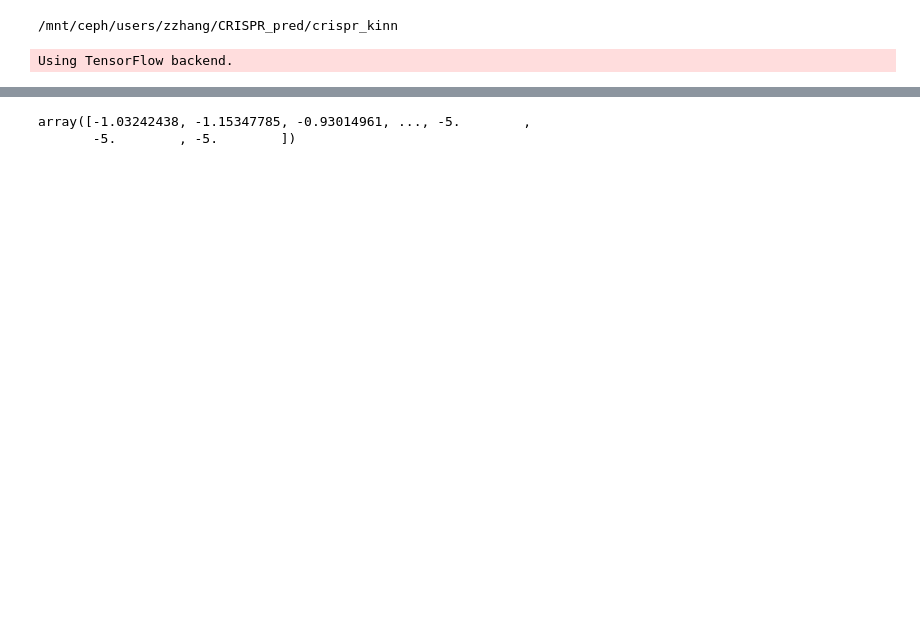
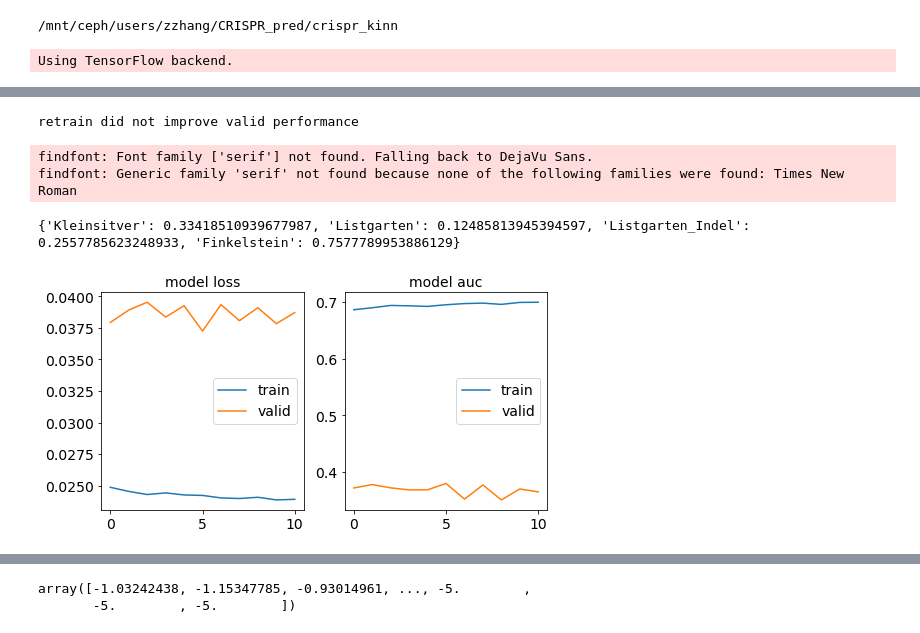
Before and after one commit to zj-zhang/Elektrum, a Jupyter notebook: notebooks/11-TL_model_analysis.ipynb, the cells around one changed output, grey strips where cells are left out. Cells and saved outputs as stored; diff of their text form; code cells hidden in the pictures; blank space fills up the shorter version.

```diff
--- a/notebooks/11-TL_model_analysis.ipynb
+++ b/notebooks/11-TL_model_analysis.ipynb
@@ -17,6 +18,6 @@ import seaborn as sns
 # %% [output]
 Using TensorFlow backend.
 # %%
-#target_wd = "outputs/2022-10-28/TL_1"
+target_wd = "outputs/2022-11-01/TL_1"
 #target_wd = "outputs/test_tl_amber"
-target_wd = "outputs/2022-10-28/bak_TL3_745"
+#target_wd = "outputs/2022-10-28/bak_TL3_745"
@@ -151,17 +193,32 @@ if retrain is True:
 # %%
 if retrain is True:
-    model.load_weights(os.path.join(wd,"bestmodel_retrain.h5"))
+    try:
+        model.load_weights(os.path.join(wd,"bestmodel_retrain.h5"))
+        print("loaded retrained weights")
+    except:
+        print("retrain did not improve valid performance")
     retrain_benchmarks = {
         "Kleinsitver": amb.reward_fn(model, t1)[0],
         "Listgarten": amb.reward_fn(model, t2)[0],
         "Listgarten_Indel": amb.reward_fn(model, t3)[0],
-        "Finkelstein": amb.reward_fn(model, valid_data)[0]
+        "Finkelstein": amb.reward_fn(model, kin_data)[0]
     }
     print(retrain_benchmarks)
-    plt.plot(hist.history['loss'], label="train")
-    plt.plot(hist.history['val_loss'], label="valid")
-    plt.legend()
-    plt.title('model loss')
+    fig, axs = plt.subplots(1,2, figsize=(8,4))
+    axs[0].plot(hist.history['loss'], label="train")
+    axs[0].plot(hist.history['val_loss'], label="valid")
+    axs[0].legend()
+    axs[0].set_title('model loss')
+    axs[1].plot(hist.history['auc_1'], label="train")
+    axs[1].plot(hist.history['val_auc_1'], label="valid")
+    axs[1].legend()
+    axs[1].set_title('model auc')
+# %% [output]
+retrain did not improve valid performance
+findfont: Font family ['serif'] not found. Falling back to DejaVu Sans.
+findfont: Generic family 'serif' not found because none of the following families were found: Times New Roman
+{'Kleinsitver': 0.33418510939677987, 'Listgarten': 0.12485813945394597, 'Listgarten_Indel': 0.2557785623248933, 'Finkelstein': 0.7577789953886129}
+[figure, added]
 # %%
 layer_dict = {l.name:l for l in model.layers}
 k_layer_name = [x for x in layer_dict if x.startswith("kinn_")][0]
```
Also changed, not shown: parts of 20 cells of this notebook, 3 other files.
